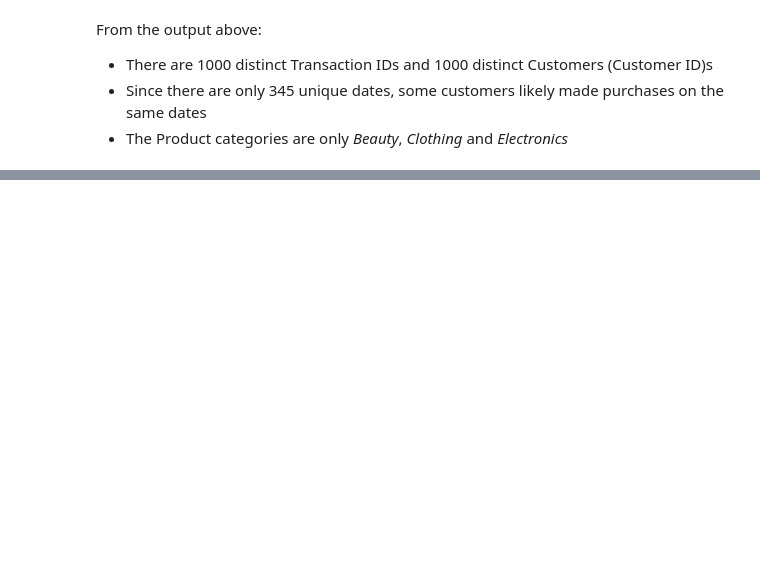
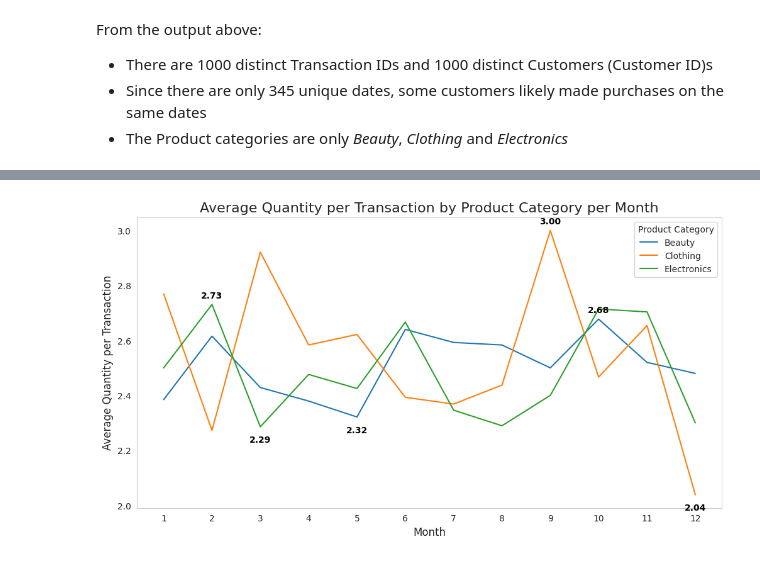
Before and after one commit to Wilfrida-Were/Retail-Sales-EDA-in-Python, a Jupyter notebook: retail-sales-eda-in-python.ipynb, the cells around one changed output, grey strips where cells are left out. Drawn from its saved outputs; the diff is of its cells as text; code cells hidden in the pictures; blank space fills up the shorter version.

```diff
--- a/retail-sales-eda-in-python.ipynb
+++ b/retail-sales-eda-in-python.ipynb
@@ -394,0 +658,82 @@ Feel free to Contact me for any changes and feedback
+# %%
+# Set seaborn style for simplicity
+sns.set_style("whitegrid")
+
+# ------------------------------
+### 5A: Average Quantity per Transaction
+# ------------------------------
+avg_quantity = df['Quantity'].mean()
+print(f"Average Quantity per Transaction: {avg_quantity:.2f}")
+
+# Optional: average quantity by product category
+avg_quantity_by_product = df.groupby('Product Category')['Quantity'].mean().reset_index()
+print()
+print("Table 5A: Average Quantity per Transaction by Product Category:")
+display(avg_quantity_by_product)
+
+# ------------------------------
+### 5B: Average Quantity per Transaction by Product and Month
+# ------------------------------
+
+# Group by Month & Product Category
+avg_qty_month_product = df.groupby(['Month','Product Category']).agg(
+    Avg_Quantity=('Quantity', 'mean')
+).reset_index()
+
+# Pivot table: Months as rows, Products as columns, values = Avg_Quantity
+avg_qty_pivot = avg_qty_month_product.pivot(
+    index='Month',
+    columns='Product Category',
+    values='Avg_Quantity'
+)
+
+# Fill missing values with 0 (if any) and round to 2 decimals
+avg_qty_pivot = avg_qty_pivot.fillna(0).round(2)
+
+print("Table 5B: Average Quantity per Transaction by Product and Month")
+display(avg_qty_pivot)
+
+# ------------------------------
+# Multi-line chart
+# ------------------------------
+sns.set_style("whitegrid")
+plt.figure(figsize=(12,6))
+
+for product in avg_qty_month_product['Product Category'].unique():
+    product_data = avg_qty_month_product[avg_qty_month_product['Product Category'] == product]
+
+    # Plot line without markers
+    plt.plot(product_data['Month'], product_data['Avg_Quantity'], label=product)
+
+    # Annotate highest point
+    max_idx = product_data['Avg_Quantity'].idxmax()
+    max_month = product_data.loc[max_idx, 'Month']
+    max_val = product_data.loc[max_idx, 'Avg_Quantity']
+    plt.annotate(f"{max_val:.2f}",
+                 xy=(max_month, max_val),
+                 xytext=(0, 5),
+                 textcoords='offset points',
+                 ha='center', va='bottom',
+                 fontsize=10, color='black',
+                 fontweight='bold')
+
+    # Annotate lowest point
+    min_idx = product_data['Avg_Quantity'].idxmin()
+    min_month = product_data.loc[min_idx, 'Month']
+    min_val = product_data.loc[min_idx, 'Avg_Quantity']
+    plt.annotate(f"{min_val:.2f}",
+                 xy=(min_month, min_val),
+                 xytext=(0, -10),
+                 textcoords='offset points',
+                 ha='center', va='top',
+                 fontsize=10, color='black',
+                 fontweight='bold')
+
+plt.title('Average Quantity per Transaction by Product Category per Month', fontsize=16)
+plt.xlabel('Month', fontsize=12)
+plt.ylabel('Average Quantity per Transaction', fontsize=12)
+plt.xticks(range(1,13))
+plt.legend(title='Product Category')
+plt.grid(False)
+plt.show()
+# %% [output]
@@ -394,0 +762 @@ Feel free to Contact me for any changes and feedback
+[figure, added]
```
Also changed, not shown: parts of 50 cells of this notebook.
